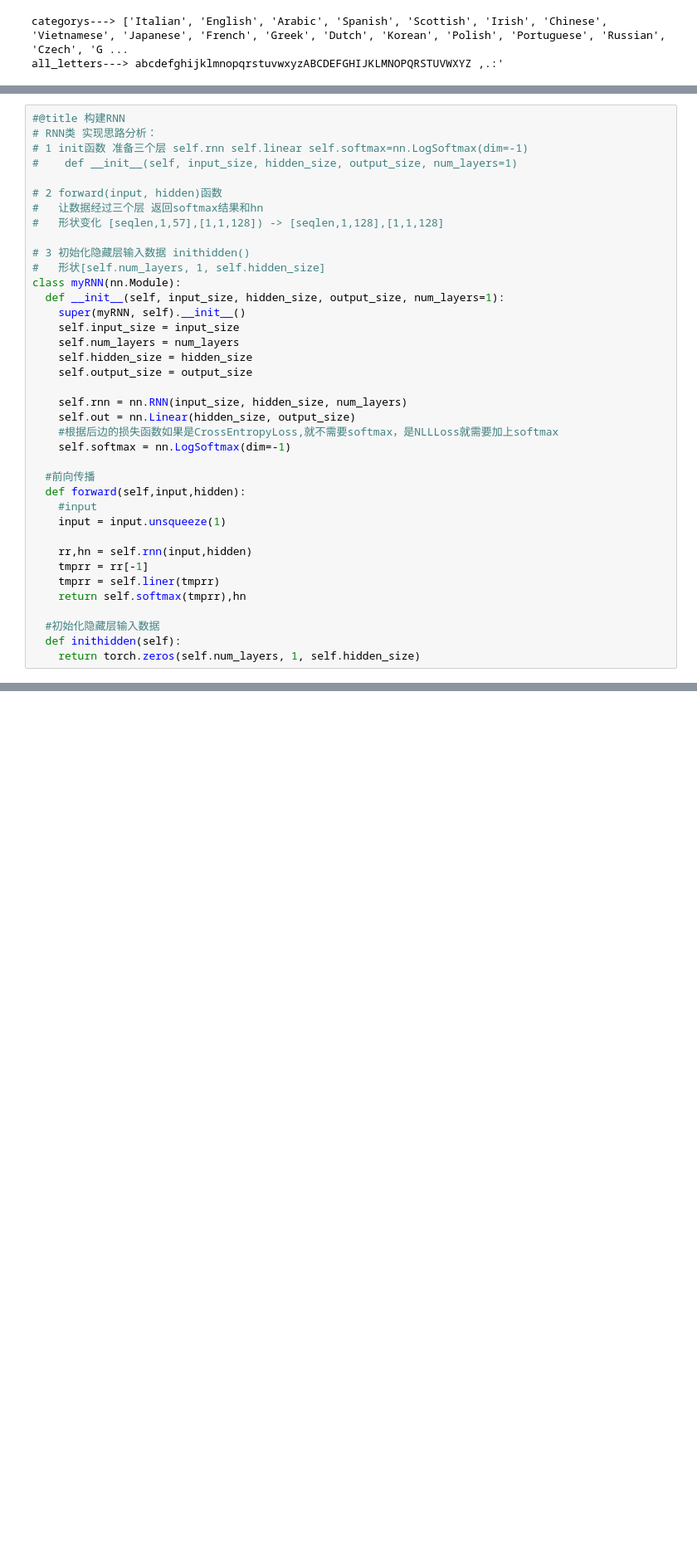
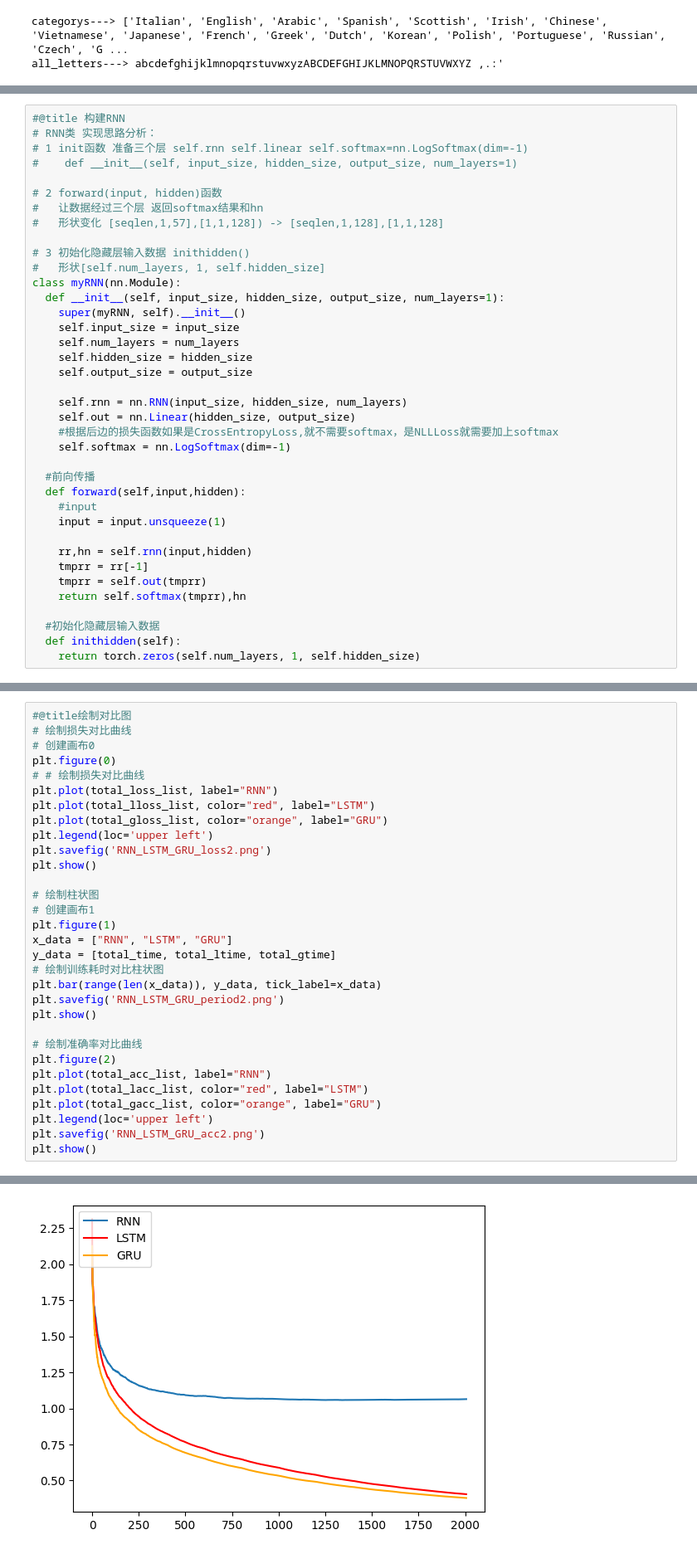
Before and after one commit to bluetinue/sharehouse, a Jupyter notebook: CountryName.ipynb, the cells around one changed output, grey strips where cells are left out. Shown at 83% size. Saved outputs shown, nothing was run; the diff lists cells and outputs as text; blank space fills up the shorter version.

```diff
--- a/CountryName.ipynb
+++ b/CountryName.ipynb
@@ -130,7 +130,7 @@ class myRNN(nn.Module):
 
     rr,hn = self.rnn(input,hidden)
     tmprr = rr[-1]
-    tmprr = self.liner(tmprr)
+    tmprr = self.out(tmprr)
     return self.softmax(tmprr),hn
 
   #初始化隐藏层输入数据
@@ -152,0 +501,32 @@ myRNN(
+# %%
+#@title绘制对比图
+# 绘制损失对比曲线
+# 创建画布0
+plt.figure(0)
+# # 绘制损失对比曲线
+plt.plot(total_loss_list, label="RNN")
+plt.plot(total_lloss_list, color="red", label="LSTM")
+plt.plot(total_gloss_list, color="orange", label="GRU")
+plt.legend(loc='upper left')
+plt.savefig('RNN_LSTM_GRU_loss2.png')
+plt.show()
+
+# 绘制柱状图
+# 创建画布1
+plt.figure(1)
+x_data = ["RNN", "LSTM", "GRU"]
+y_data = [total_time, total_ltime, total_gtime]
+# 绘制训练耗时对比柱状图
+plt.bar(range(len(x_data)), y_data, tick_label=x_data)
+plt.savefig('RNN_LSTM_GRU_period2.png')
+plt.show()
+
+# 绘制准确率对比曲线
+plt.figure(2)
+plt.plot(total_acc_list, label="RNN")
+plt.plot(total_lacc_list, color="red", label="LSTM")
+plt.plot(total_gacc_list, color="orange", label="GRU")
+plt.legend(loc='upper left')
+plt.savefig('RNN_LSTM_GRU_acc2.png')
+plt.show()
+# %% [output]
@@ -152,0 +538 @@ myRNN(
+[figure, added]
```
Also changed, not shown: parts of 16 cells of this notebook.
